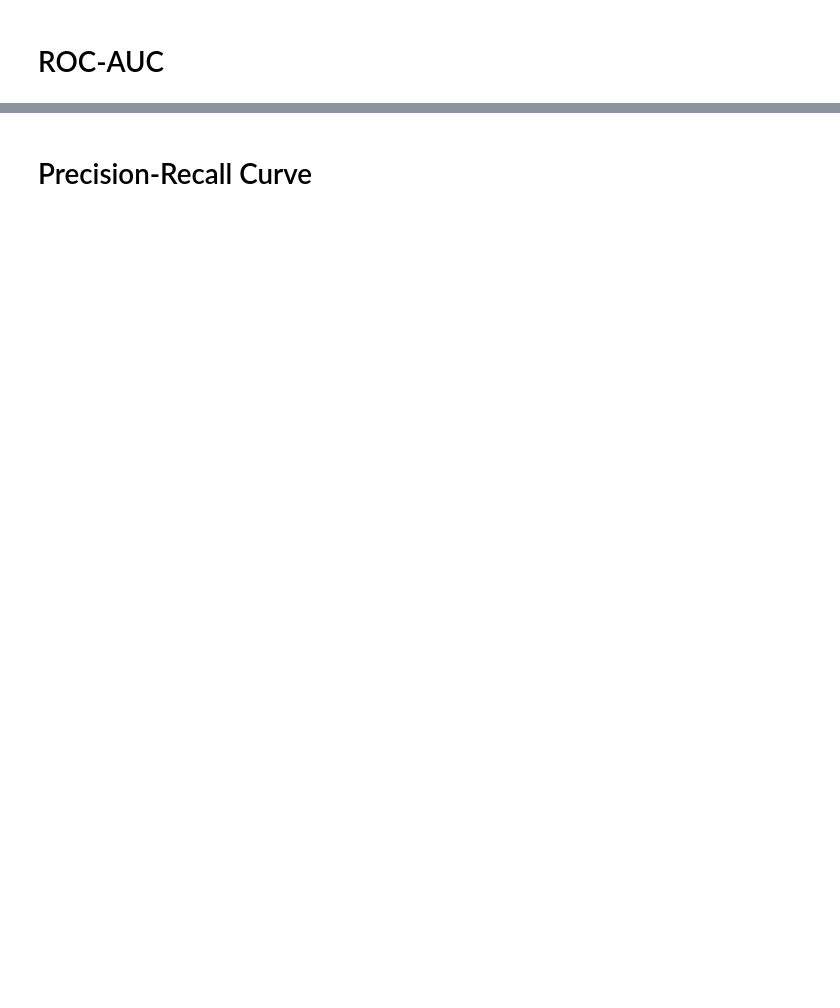
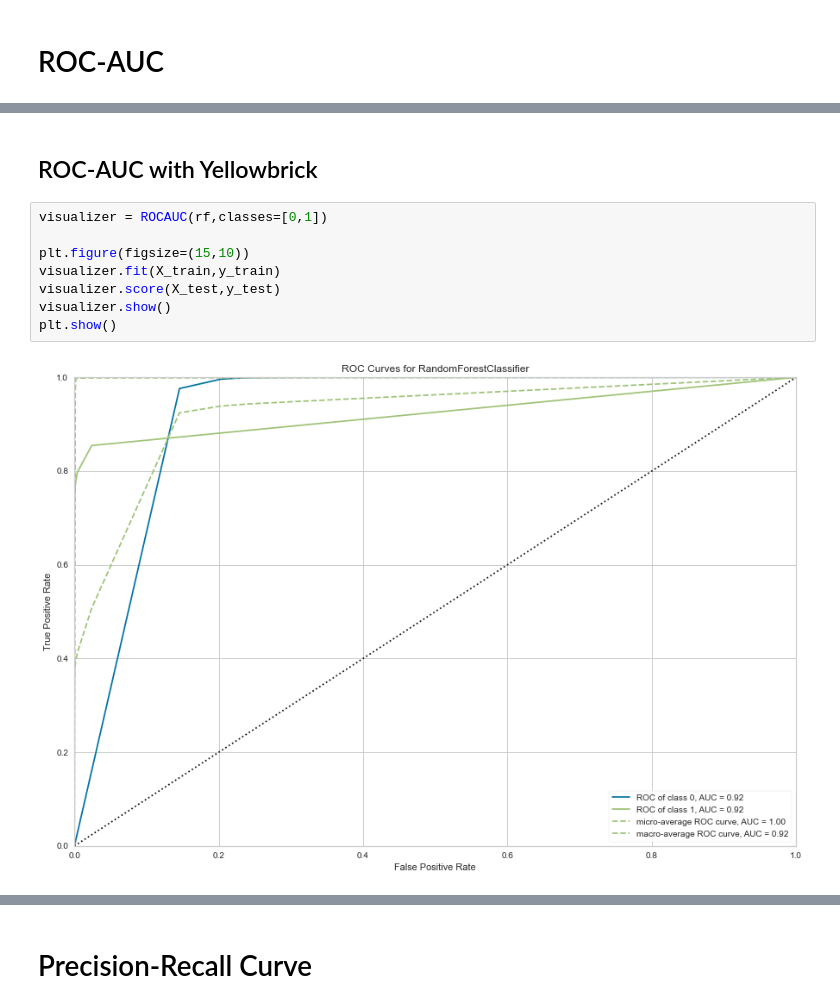
Before and after one commit to easypanda/deal-with-imbalance-data, a Jupyter notebook: Evaluation Metrics.ipynb, the cells around one changed output, grey strips where cells are left out. Drawn from its saved outputs; the diff is of its cells as text; blank space fills up the shorter version.

```diff
--- a/Evaluation Metrics.ipynb
+++ b/Evaluation Metrics.ipynb
@@ -356,0 +524,12 @@ plt.show()
+# %% [markdown]
+## ROC-AUC with Yellowbrick
+# %%
+visualizer = ROCAUC(rf,classes=[0,1])
+
+plt.figure(figsize=(15,10))
+visualizer.fit(X_train,y_train)
+visualizer.score(X_test,y_test)
+visualizer.show()
+plt.show()
+# %% [output]
+[figure, added]
```
Also changed, not shown: parts of 101 cells of this notebook.
